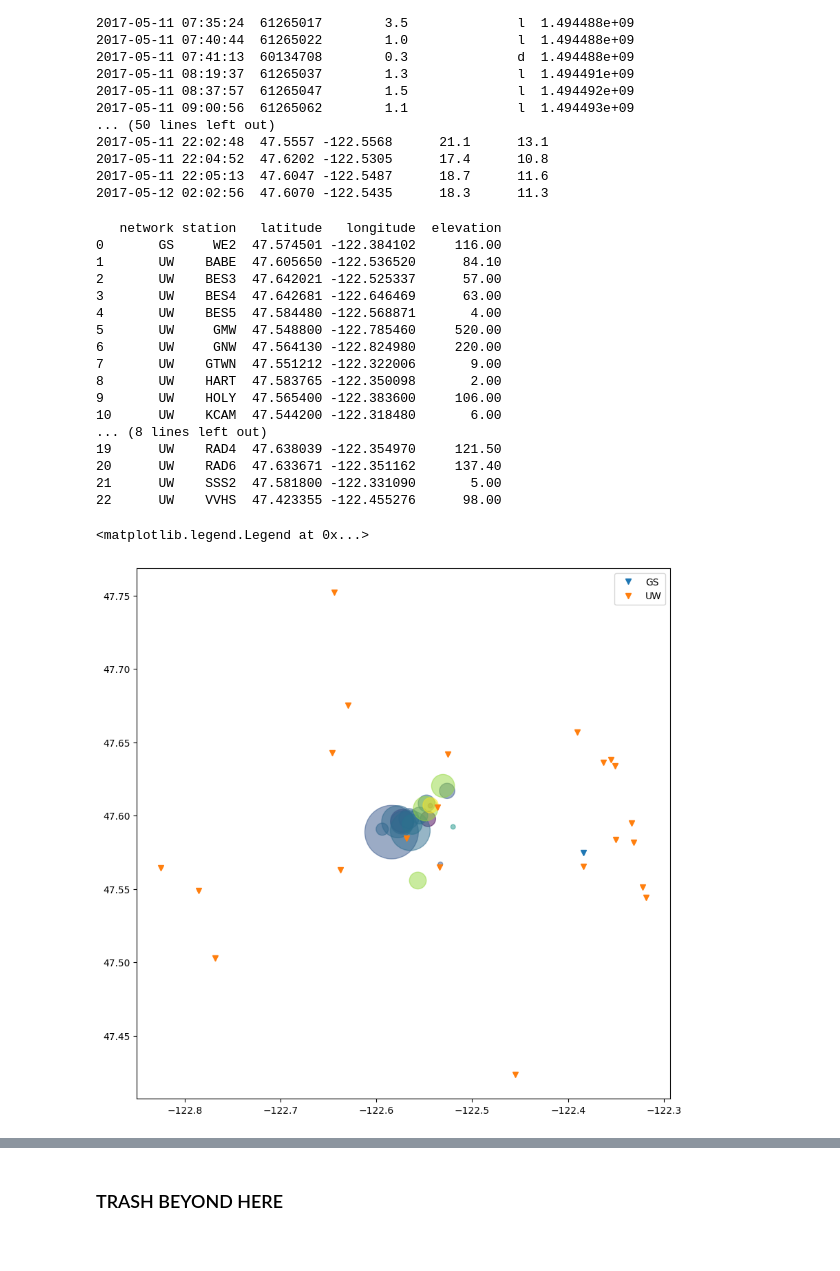
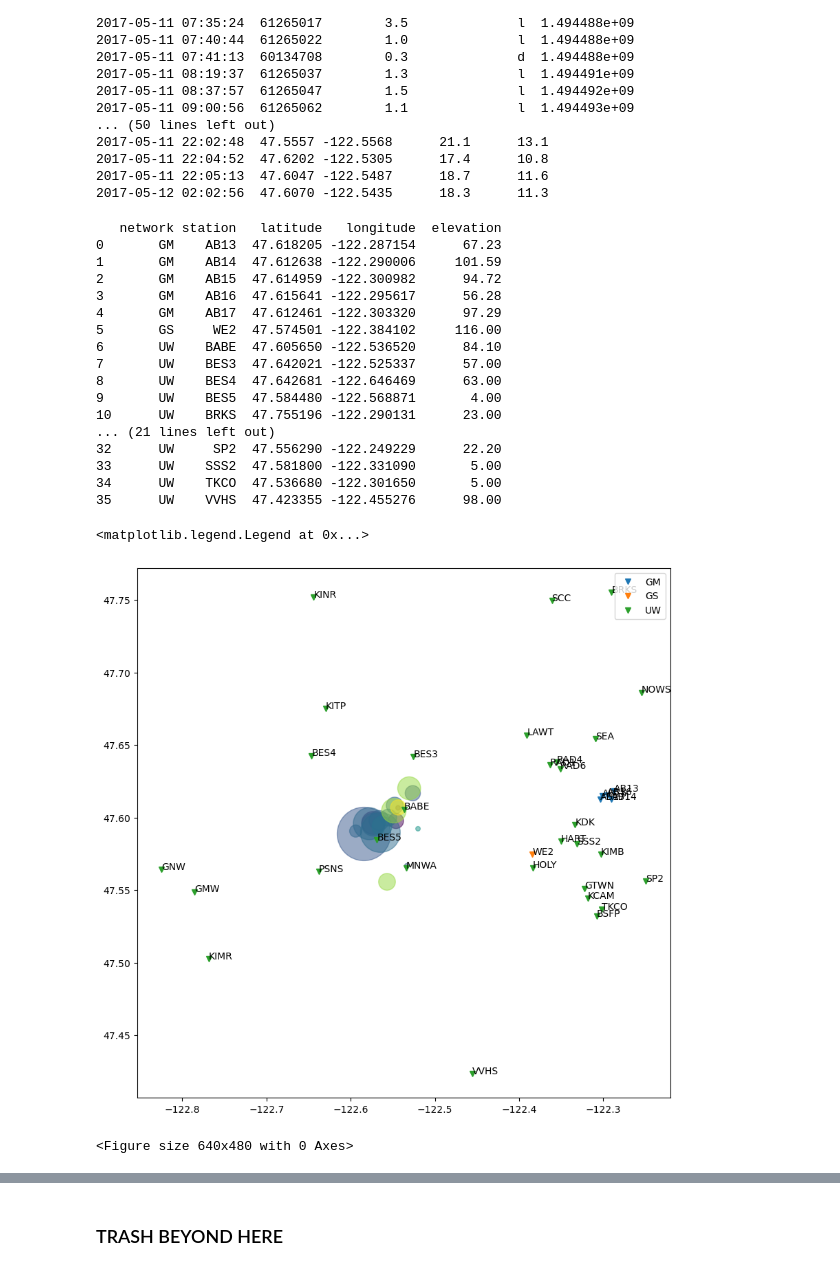
Before and after one commit to pnsn/Sci-Prod-ML, a Jupyter notebook: examples/load_bremerton_swarm_2017_testcase.ipynb, the cells around one changed output, grey strips where cells are left out. Saved outputs shown, nothing was run; the diff lists cells and outputs as text; code cells hidden in the pictures.

Commit message:
Add plotly for improved visualization

```diff
--- a/examples/load_bremerton_swarm_2017_testcase.ipynb
+++ b/examples/load_bremerton_swarm_2017_testcase.ipynb
@@ -51,7 +52,7 @@ qevent_kwargs = dict(zip(fields,[UTCDateTime(TSstr),\
 # Define data selection kwargs for stations in IRIS catalog
 qstation_kwargs = dict(zip(fields,[UTCDateTime(TSstr),\
                                    UTCDateTime(TEstr),\
-                                47.5828,-122.57841,m2deg(20e3)]))
+                                47.5828,-122.57841,m2deg(30e3)]))
 
 # Limit channels to those coming from broadbands ?H? and accelerometers ?N?
 CLIST = 'HHZ,HHN,HH1,HHE,HH2,ENZ,EN1,ENN,EN2,ENE,BHZ,BHN,BHZ,EHZ,EH1,EHN,EH2,EHE'
@@ -149,32 +144,40 @@ df_STA = pd.DataFrame(sta_llh,columns=['network','station','latitude','longitude
 print(df_STA)
 # %% [output]
    network station   latitude   longitude  elevation
-0       GS     WE2  47.574501 -122.384102     116.00
-1       UW    BABE  47.605650 -122.536520      84.10
-2       UW    BES3  47.642021 -122.525337      57.00
-3       UW    BES4  47.642681 -122.646469      63.00
-4       UW    BES5  47.584480 -122.568871       4.00
-5       UW     GMW  47.548800 -122.785460     520.00
-6       UW     GNW  47.564130 -122.824980     220.00
-7       UW    GTWN  47.551212 -122.322006       9.00
-8       UW    HART  47.583765 -122.350098       2.00
-9       UW    HOLY  47.565400 -122.383600     106.00
-10      UW    KCAM  47.544200 -122.318480       6.00
-... (8 lines left out)
-19      UW    RAD4  47.638039 -122.354970     121.50
-20      UW    RAD6  47.633671 -122.351162     137.40
-21      UW    SSS2  47.581800 -122.331090       5.00
-22      UW    VVHS  47.423355 -122.455276      98.00
+0       GM    AB13  47.618205 -122.287154      67.23
+1       GM    AB14  47.612638 -122.290006     101.59
+2       GM    AB15  47.614959 -122.300982      94.72
+3       GM    AB16  47.615641 -122.295617      56.28
+4       GM    AB17  47.612461 -122.303320      97.29
+5       GS     WE2  47.574501 -122.384102     116.00
+6       UW    BABE  47.605650 -122.536520      84.10
+7       UW    BES3  47.642021 -122.525337      57.00
+8       UW    BES4  47.642681 -122.646469      63.00
+9       UW    BES5  47.584480 -122.568871       4.00
+10      UW    BRKS  47.755196 -122.290131      23.00
+... (21 lines left out)
+32      UW     SP2  47.556290 -122.249229      22.20
+33      UW    SSS2  47.581800 -122.331090       5.00
+34      UW    TKCO  47.536680 -122.301650       5.00
+35      UW    VVHS  47.423355 -122.455276      98.00
 # %%
 # Plot stations and events
 fig = plt.figure(figsize=(10,10))
 ax = fig.add_subplot(111)
 ax.scatter(df_EVE['Lon'],df_EVE['Lat'],c=df_EVE.index,s=(16*df_EVE['Magnitude'].values)**2,cmap='viridis',alpha=0.5)
 for N_ in df_STA['network'].unique():
     ind = df_STA['network']==N_
     ax.plot(df_STA[ind]['longitude'],df_STA[ind]['latitude'],'v',ms=6,label=N_)
 
+for i_ in range(len(df_STA)):
+    ax.text(df_STA['longitude'].values[i_],df_STA['latitude'].values[i_],df_STA['station'].values[i_])
 ax.legend()
 # %% [output]
 <matplotlib.legend.Legend at 0x...>
-[figure, old version]
+[figure, new version]
+# %%
+plt.figure()
+px.scatter_geo(df_STA,lon='longitude',lat='latitude',color='network')
+plt.show()
+# %% [output]
+<Figure size 640x480 with 0 Axes>
```
Also changed, not shown: parts of 6 cells of this notebook.
